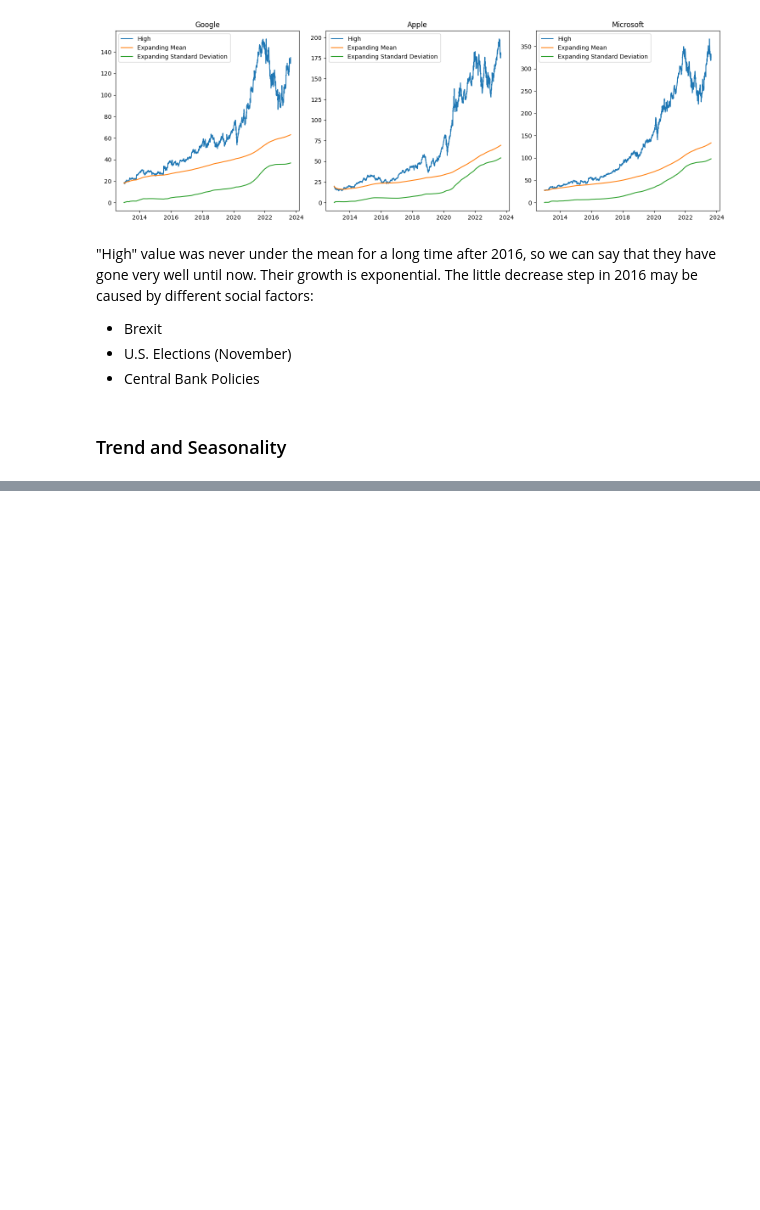
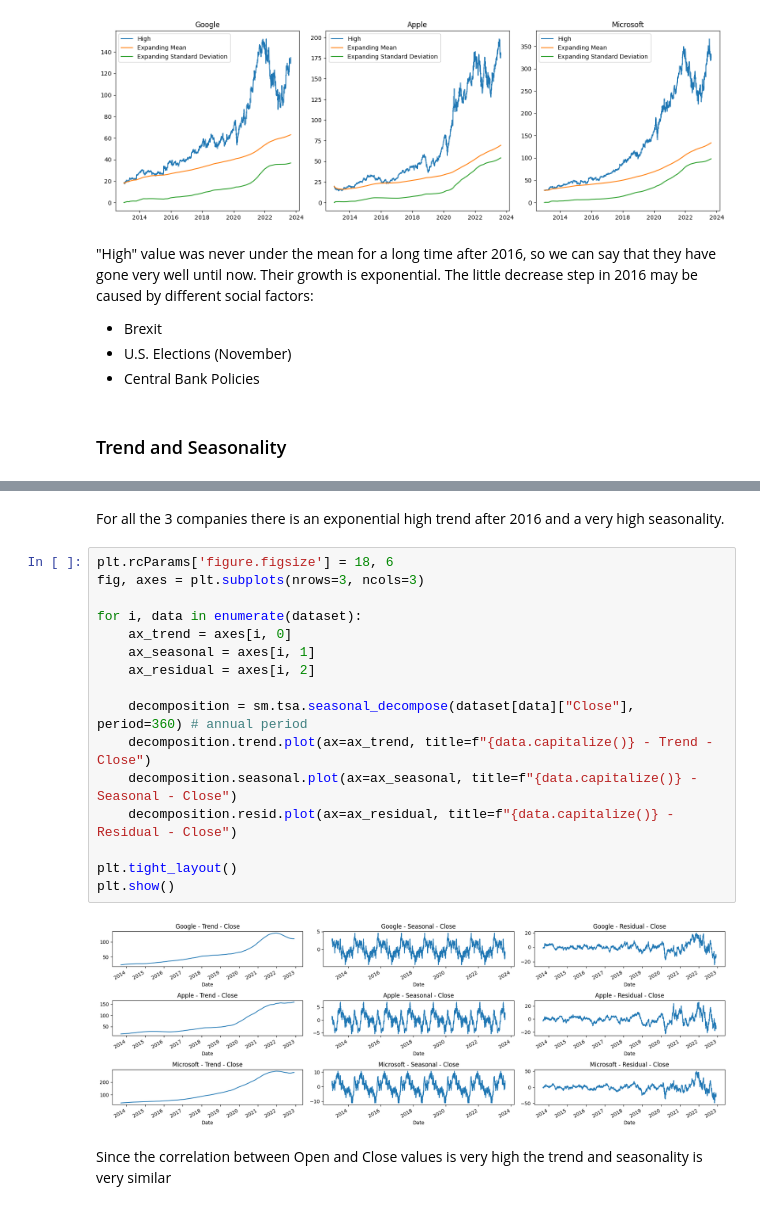
Before and after one commit to GuglielmoCerri/DeepStockForecast, a Jupyter notebook: Stock_market_forecasting.ipynb, the cells around one changed output, grey strips where cells are left out. Saved outputs shown, nothing was run; the diff lists cells and outputs as text; blank space fills up the shorter version.

```diff
--- a/Stock_market_forecasting.ipynb
+++ b/Stock_market_forecasting.ipynb
@@ -120,0 +139,22 @@ The little decrease step in 2016 may be caused by different social factors:
+# %% [markdown]
+For all the 3 companies there is an exponential high trend after 2016 and a very high seasonality.
+# %%
+plt.rcParams['figure.figsize'] = 18, 6
+fig, axes = plt.subplots(nrows=3, ncols=3)
+
+for i, data in enumerate(dataset):
+    ax_trend = axes[i, 0]
+    ax_seasonal = axes[i, 1]
+    ax_residual = axes[i, 2]
+
+    decomposition = sm.tsa.seasonal_decompose(dataset[data]["Close"], period=360) # annual period
+    decomposition.trend.plot(ax=ax_trend, title=f"{data.capitalize()} - Trend - Close")
+    decomposition.seasonal.plot(ax=ax_seasonal, title=f"{data.capitalize()} - Seasonal - Close")
+    decomposition.resid.plot(ax=ax_residual, title=f"{data.capitalize()} - Residual - Close")
+
+plt.tight_layout()
+plt.show()
+# %% [output]
+[figure, added]
+# %% [markdown]
+Since the correlation between Open and Close values is very high the trend and seasonality is very similar
```
Also changed, not shown: parts of 1 cell of this notebook.
